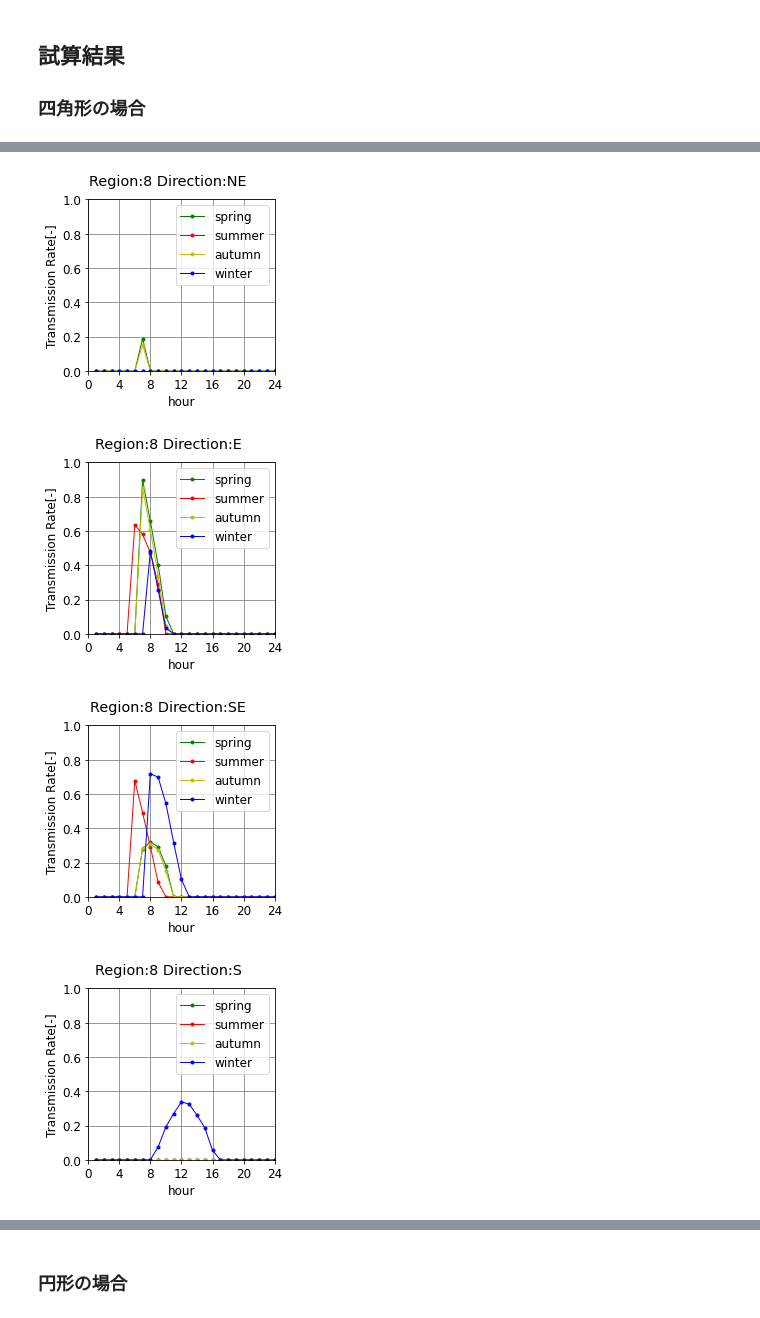
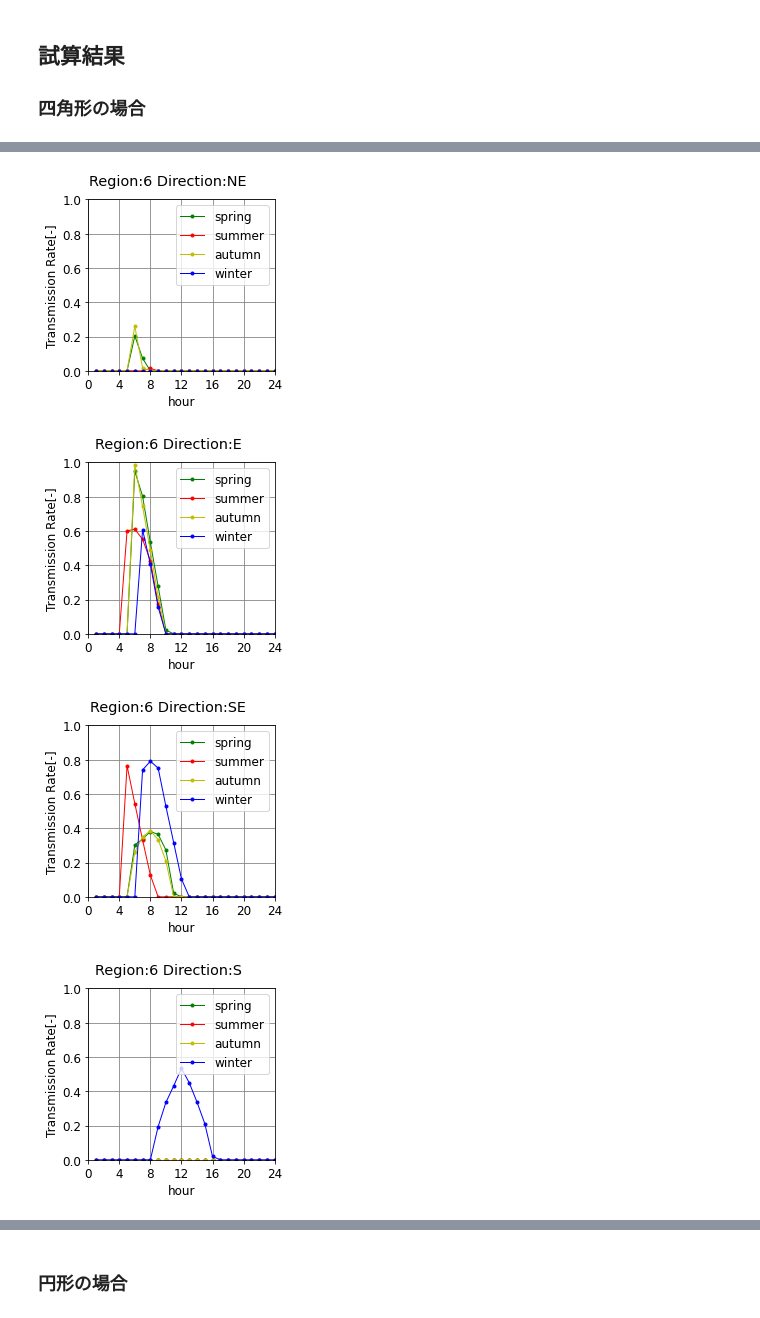
Before and after one commit to BRI-EES-House/03_hana_block, a Jupyter notebook: hana_block_casestudy_qraphs.ipynb, the cells around one changed output, grey strips where cells are left out. Drawn from its saved outputs; the diff is of its cells as text; code cells hidden in the pictures.

```diff
--- a/hana_block_casestudy_qraphs.ipynb
+++ b/hana_block_casestudy_qraphs.ipynb
@@ -81,35 +81,36 @@ def setPltScatter(df:pd.DataFrame, fig_title:str, x_label:str, y_label:str, x_da
 # %%
 region = 6
 directions = common.get_direction_list()
+calc_mode = 'analysis'
 # %% [markdown]
 ## 試算結果
 ### 四角形の場合
 # %%
 case_name = '01'
 
 # 方位ループ
 for direction in directions.keys():
 
     # CSVファイルを読み込む
-    file_name = 'result' + '/' + 'case' + case_name + '_' + 'region' + str(region) + '_' + direction
+    file_name = 'result' + '/' + calc_mode + '_case' + case_name + '_' + 'region' + str(region) + '_' + direction
     df = pd.read_csv(file_name + '.csv', index_col=0, encoding="shift-jis")
 
     # グラフ描画
     setPltScatter(df = df,
                   fig_title = 'Region:' + str(region) + ' Direction:' + direction,
                   x_label = "hour",
                   y_label = "Transmission Rate[-]",
                   x_data_name = "時",
                   y_data_name = "direct_transmission_rate",
                   xlim_min = 0.0,
                   xlim_max = 24.0,
                   ylim_min = 0.0,
                   ylim_max = 1.0,
                   file_name = file_name + '.png'
                  )
 # %% [output]
 [figure]
-[figure, old version]
+[figure, new version]
-[figure, old version]
+[figure, new version]
-[figure, old version]
+[figure, new version]
-[figure, old version]
+[figure, new version]
```
Also changed, not shown: parts of 5 cells of this notebook.
